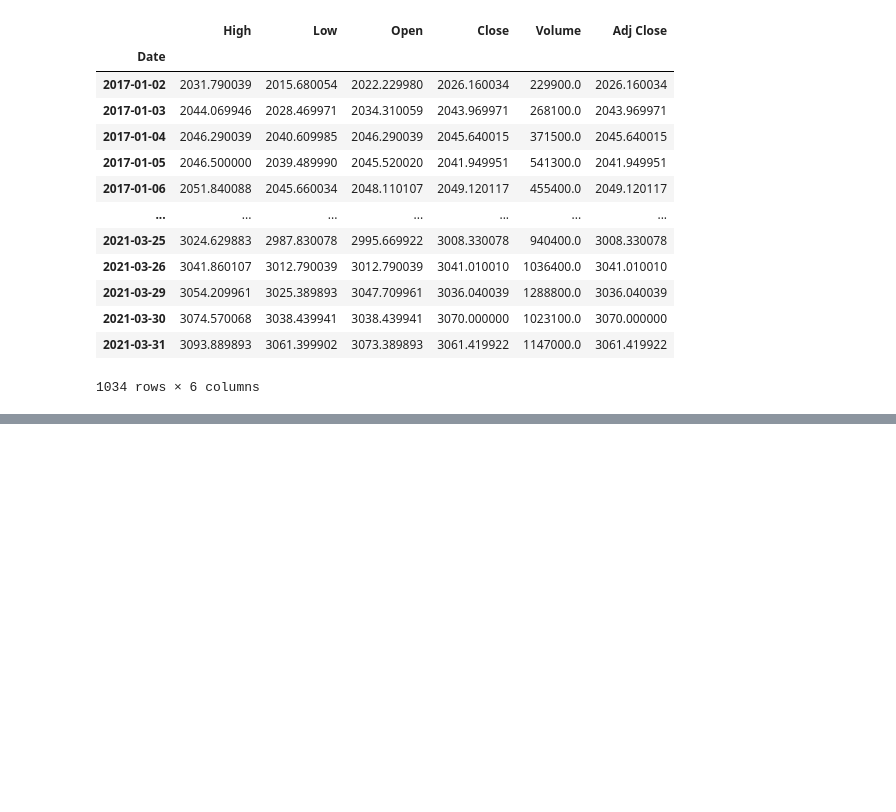
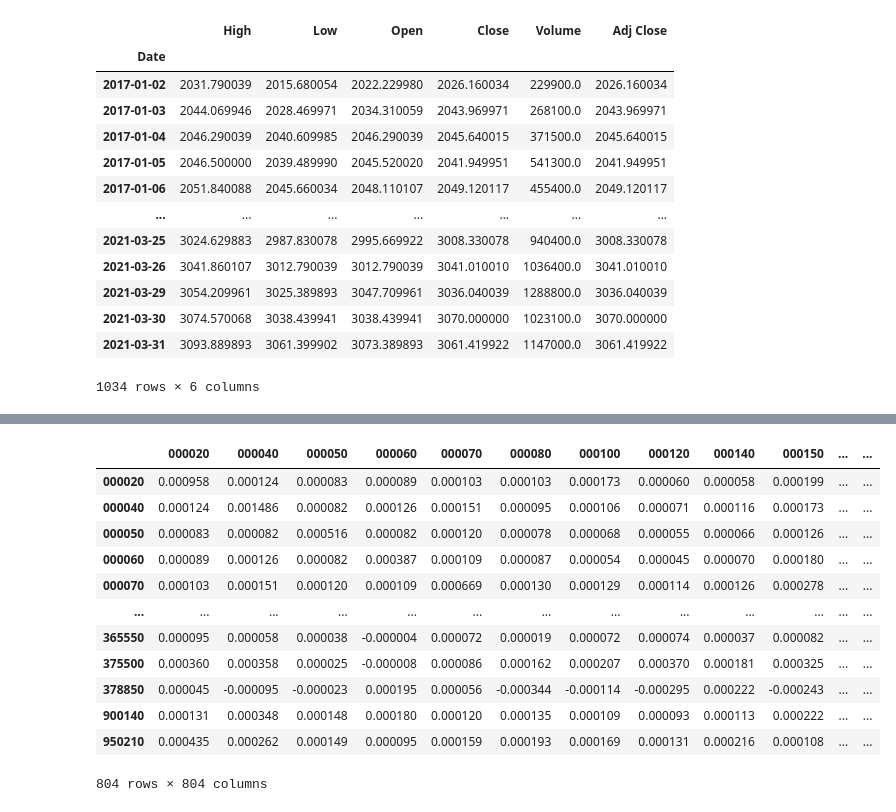
Before and after one commit to jw-y/FE_project_1, a Jupyter notebook: data_downloader.ipynb, the cells around one changed output, grey strips where cells are left out. Cells and saved outputs as stored; diff of their text form; code cells hidden in the pictures; blank space fills up the shorter version.

```diff
--- a/data_downloader.ipynb
+++ b/data_downloader.ipynb
@@ -145,0 +143,2 @@ pdr.D
+# %%
+df = pd.read_csv("./data/KOSPI_close.csv", index_col='Date')
@@ -145,0 +147,18 @@ pdr.D
+# %%
+log_df = np.log(df) - np.log(df.shift())
+# %%
+log_df.cov()
+# %% [output]
+|  | 000020 | 000040 | 000050 | 000060 | 000070 | 000080 | 000100 | 000120 | 000140 | 000150 | ... | ... |
+| 000020 | 0.000958 | 0.000124 | 0.000083 | 0.000089 | 0.000103 | 0.000103 | 0.000173 | 0.000060 | 0.000058 | 0.000199 | ... | ... |
+| 000040 | 0.000124 | 0.001486 | 0.000082 | 0.000126 | 0.000151 | 0.000095 | 0.000106 | 0.000071 | 0.000116 | 0.000173 | ... | ... |
+| 000050 | 0.000083 | 0.000082 | 0.000516 | 0.000082 | 0.000120 | 0.000078 | 0.000068 | 0.000055 | 0.000066 | 0.000126 | ... | ... |
+| 000060 | 0.000089 | 0.000126 | 0.000082 | 0.000387 | 0.000109 | 0.000087 | 0.000054 | 0.000045 | 0.000070 | 0.000180 | ... | ... |
+| 000070 | 0.000103 | 0.000151 | 0.000120 | 0.000109 | 0.000669 | 0.000130 | 0.000129 | 0.000114 | 0.000126 | 0.000278 | ... | ... |
+| ... | ... | ... | ... | ... | ... | ... | ... | ... | ... | ... | ... | ... |
+| 365550 | 0.000095 | 0.000058 | 0.000038 | -0.000004 | 0.000072 | 0.000019 | 0.000072 | 0.000074 | 0.000037 | 0.000082 | ... | ... |
+| 375500 | 0.000360 | 0.000358 | 0.000025 | -0.000008 | 0.000086 | 0.000162 | 0.000207 | 0.000370 | 0.000181 | 0.000325 | ... | ... |
+| 378850 | 0.000045 | -0.000095 | -0.000023 | 0.000195 | 0.000056 | -0.000344 | -0.000114 | -0.000295 | 0.000222 | -0.000243 | ... | ... |
+| 900140 | 0.000131 | 0.000348 | 0.000148 | 0.000180 | 0.000120 | 0.000135 | 0.000109 | 0.000093 | 0.000113 | 0.000222 | ... | ... |
+| 950210 | 0.000435 | 0.000262 | 0.000149 | 0.000095 | 0.000159 | 0.000193 | 0.000169 | 0.000131 | 0.000216 | 0.000108 | ... | ... |
+804 rows × 804 columns
```
Also changed, not shown: parts of 3 cells of this notebook.
